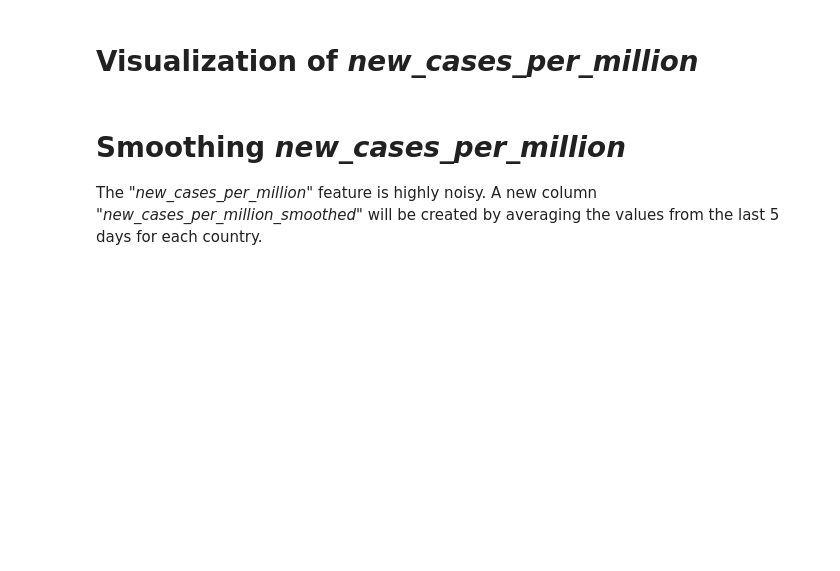
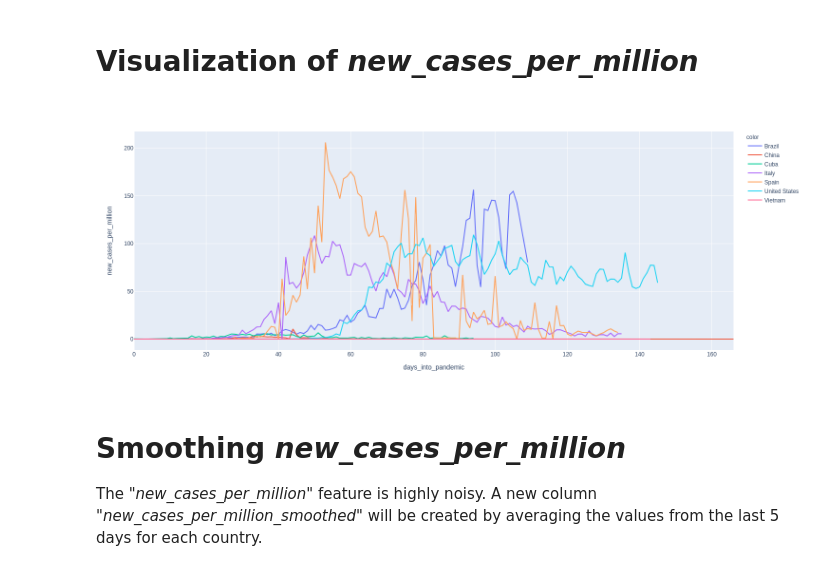
Before and after one commit to cmpaulo/corona, a Jupyter notebook: data_explorer_ML.ipynb, the cells around one changed output. Cells and saved outputs as stored; diff of their text form; code cells hidden in the pictures; blank space fills up the shorter version.

Commit message:
- Implemented plotting option so graphs can be seen at GitHub

```diff
--- a/data_explorer_ML.ipynb
+++ b/data_explorer_ML.ipynb
@@ -12,6 +12,9 @@ import os
 # allows for priting big dataframes
 pd.options.display.max_rows = None
 pd.options.display.max_columns = None
+
+# flag that changes how plots are generated, so they can be visualized at GitHub
+github_page = True
 # %% [markdown]
 # NA's dataframe Creator
 This function creates 2 dataframes: the first contains the total number of na values by each country and feature, and the second contains the na proportion for that country and feature
@@ -298,7 +301,15 @@ total_nas_df, nas_perc = na_dfs(data)
 # %%
 countries = ['Brazil', 'United States', 'Italy', 'Spain', 'China', 'Vietnam', 'Cuba']
 to_plot = data[data['days_into_pandemic'] >= 0].loc[countries]
-px.line(to_plot, x='days_into_pandemic', y='new_cases_per_million', color=to_plot.index.get_level_values('location'), height=600, width=1500)
+
+fig = px.line(to_plot, x='days_into_pandemic', y='new_cases_per_million', color=to_plot.index.get_level_values('location'), height=600, width=1500)
+
+if github_page:
+    fig.show('png', height=600, width=1500)
+else:
+    fig.show()
+# %% [output]
+[figure, added]
 # %% [markdown]
 # Smoothing *new_cases_per_million*
 The "*new_cases_per_million*" feature is highly noisy. A new column "*new_cases_per_million_smoothed"* will be created by averaging the values from the last 5 days for each country.
```
Also changed, not shown: parts of 5 cells of this notebook.
